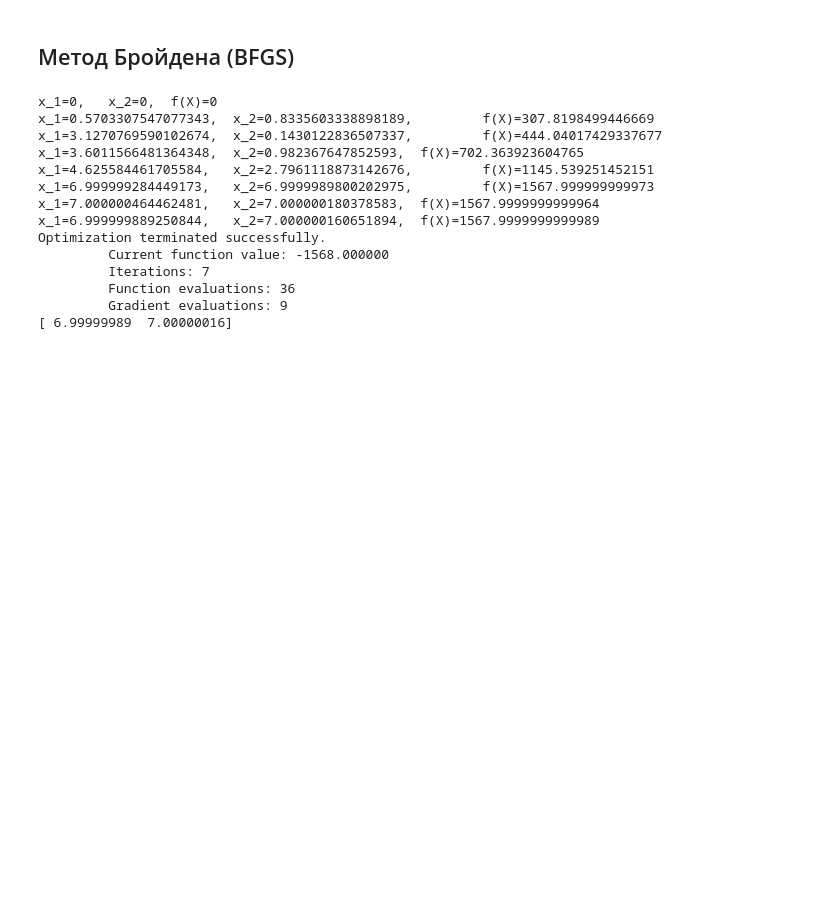
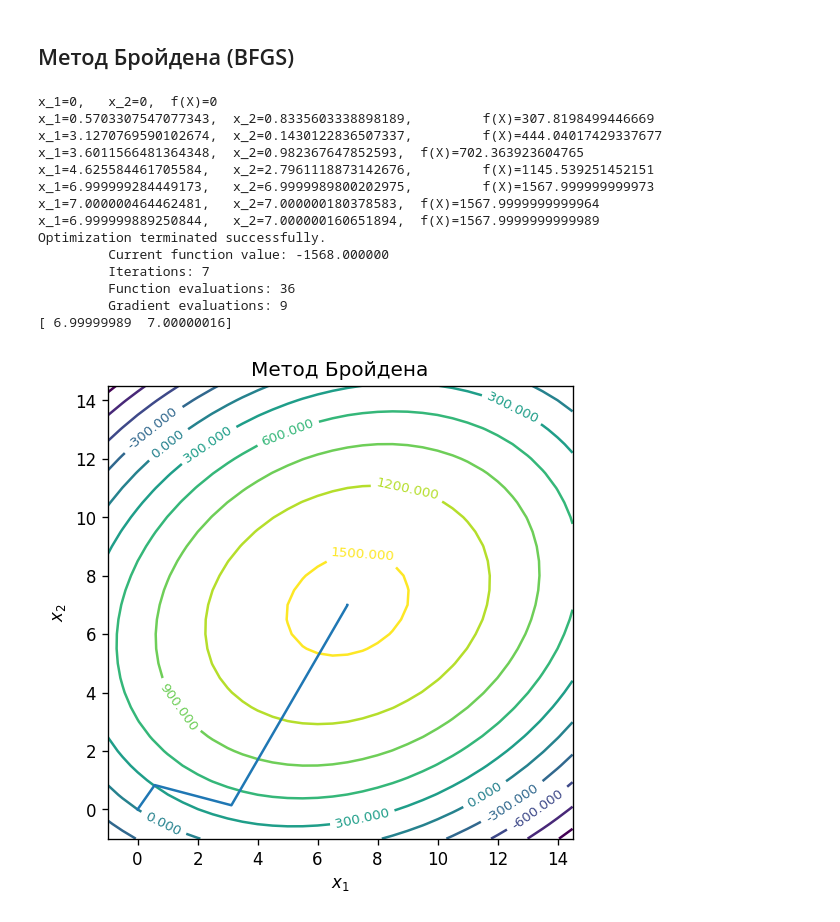
Before and after one commit to lamtev/system-analysis, a Jupyter notebook: et3/py/et3.ipynb, the cells around one changed output. Drawn from its saved outputs; the diff is of its cells as text; code cells hidden in the pictures; blank space fills up the shorter version.

```diff
--- a/et3/py/et3.ipynb
+++ b/et3/py/et3.ipynb
@@ -214,28 +227,34 @@ Optimization terminated successfully.
 ## Метод Бройдена (BFGS)
 # %%
 x0 = np.array([0, 0])
-
+x1s = []
+x2s = []
 file_name = '../report/data/bfgs.csv'
 f = open(file_name, 'w', newline='')
 writer = csv.writer(f)
 writer.writerow(('x1', 'x2', 'f'))
-to_csv(x0)
-xopt = fmin_bfgs(target_function, x0, callback=to_csv)
+trajectory_and_csv(x0)
+
+
+xopt = fmin_bfgs(target_function, x0, callback=trajectory_and_csv)
 f.close()
 
 print(xopt)
+
+plot_level_contour(x1s, x2s, 'bfgs', 'Метод Бройдена')
 # %% [output]
 x_1=0,   x_2=0,  f(X)=0
 x_1=0.5703307547077343,  x_2=0.8335603338898189,         f(X)=307.8198499446669
 x_1=3.1270769590102674,  x_2=0.1430122836507337,         f(X)=444.04017429337677
 x_1=3.6011566481364348,  x_2=0.982367647852593,  f(X)=702.363923604765
 x_1=4.625584461705584,   x_2=2.7961118873142676,         f(X)=1145.539251452151
 x_1=6.999999284449173,   x_2=6.9999989800202975,         f(X)=1567.999999999973
 x_1=7.000000464462481,   x_2=7.000000180378583,  f(X)=1567.9999999999964
 x_1=6.999999889250844,   x_2=7.000000160651894,  f(X)=1567.9999999999989
 Optimization terminated successfully.
          Current function value: -1568.000000
          Iterations: 7
          Function evaluations: 36
          Gradient evaluations: 9
 [ 6.99999989  7.00000016]
+[figure, added]
```
Also changed, not shown: parts of 7 cells of this notebook, 5 other files.
